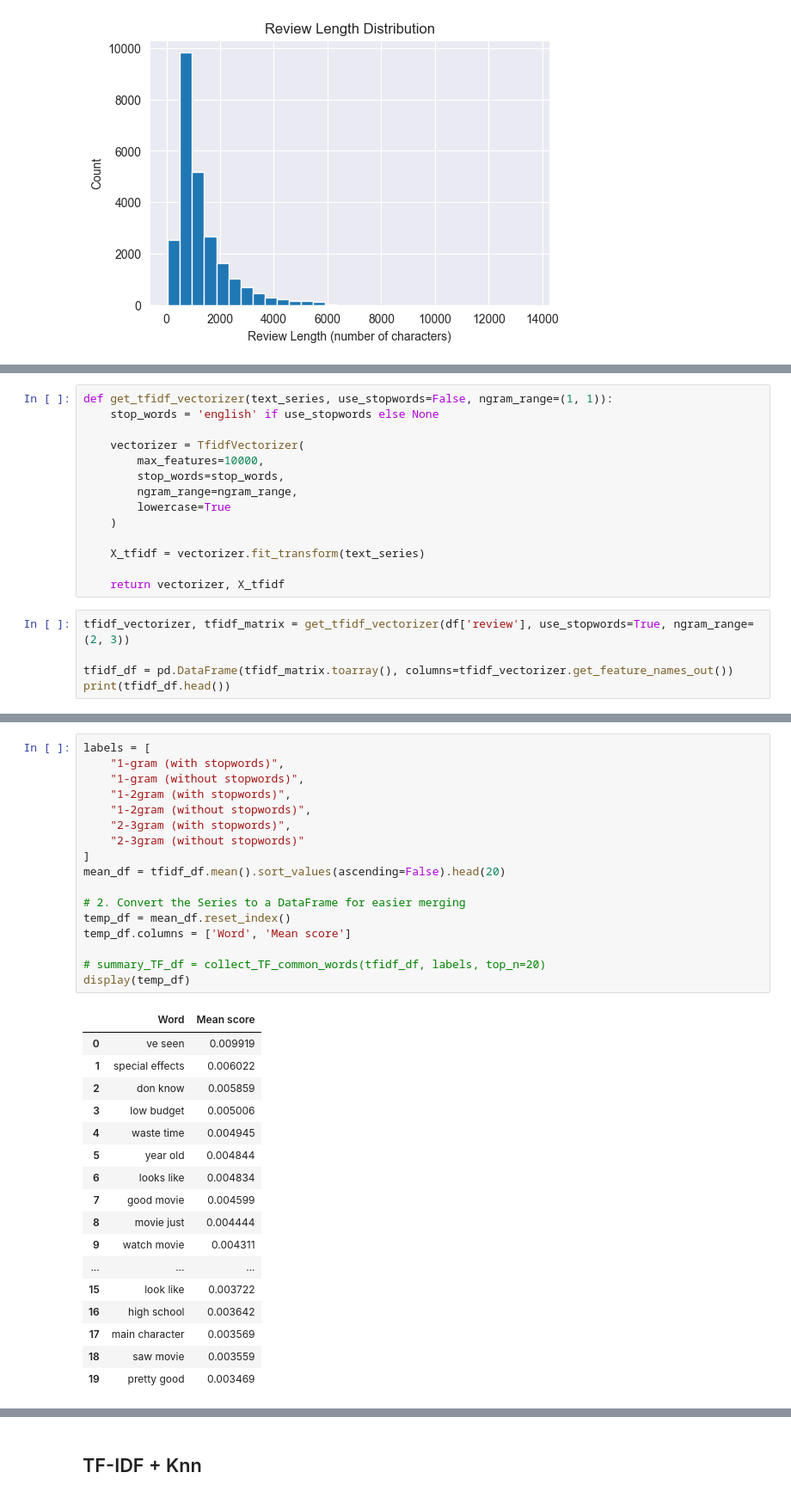
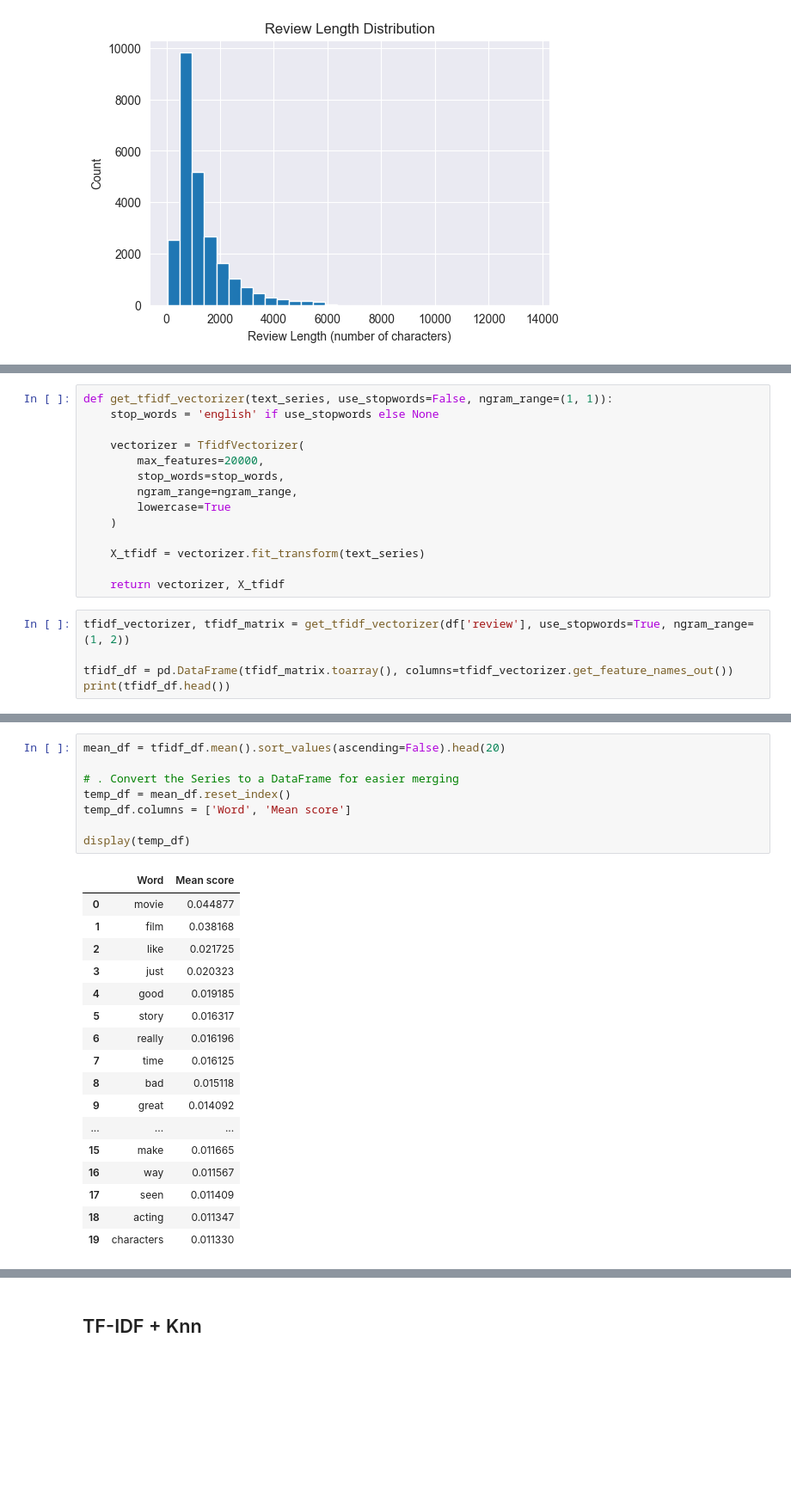
Before and after one commit to ShingHanHuang/final-project-cs663, a Jupyter notebook: movies review.ipynb, the cells around one changed output, grey strips where cells are left out. Shown at 86% size. Cells and saved outputs as stored; diff of their text form; blank space fills up the shorter version.

```diff
--- a/movies review.ipynb
+++ b/movies review.ipynb
@@ -145,7 +160,7 @@ def get_tfidf_vectorizer(text_series, use_stopwords=False, ngram_range=(1, 1)):
     stop_words = 'english' if use_stopwords else None
 
     vectorizer = TfidfVectorizer(
-        max_features=10000,
+        max_features=20000,
         stop_words=stop_words,
         ngram_range=ngram_range,
         lowercase=True
@@ -155,7 +170,7 @@ def get_tfidf_vectorizer(text_series, use_stopwords=False, ngram_range=(1, 1)):
 
     return vectorizer, X_tfidf
 # %%
-tfidf_vectorizer, tfidf_matrix = get_tfidf_vectorizer(df['review'], use_stopwords=True, ngram_range=(2, 3))
+tfidf_vectorizer, tfidf_matrix = get_tfidf_vectorizer(df['review'], use_stopwords=True, ngram_range=(1, 2))
 
 tfidf_df = pd.DataFrame(tfidf_matrix.toarray(), columns=tfidf_vectorizer.get_feature_names_out())
 print(tfidf_df.head())
@@ -198,37 +213,28 @@ def collect_TF_common_words(dfs, labels, top_n=20):
     result_df = pd.concat(all_rows, ignore_index=True)
     return result_df
 # %%
-labels = [
-    "1-gram (with stopwords)",
-    "1-gram (without stopwords)",
-    "1-2gram (with stopwords)",
-    "1-2gram (without stopwords)",
-    "2-3gram (with stopwords)",
-    "2-3gram (without stopwords)"
-]
 mean_df = tfidf_df.mean().sort_values(ascending=False).head(20)
 
-# 2. Convert the Series to a DataFrame for easier merging
+# . Convert the Series to a DataFrame for easier merging
 temp_df = mean_df.reset_index()
 temp_df.columns = ['Word', 'Mean score']
 
-# summary_TF_df = collect_TF_common_words(tfidf_df, labels, top_n=20)
 display(temp_df)
 # %% [output]
 |  | Word | Mean score |
-| 0 | ve seen | 0.009919 |
-| 1 | special effects | 0.006022 |
-| 2 | don know | 0.005859 |
-| 3 | low budget | 0.005006 |
-| 4 | waste time | 0.004945 |
-| 5 | year old | 0.004844 |
-| 6 | looks like | 0.004834 |
-| 7 | good movie | 0.004599 |
-| 8 | movie just | 0.004444 |
-| 9 | watch movie | 0.004311 |
+| 0 | movie | 0.044877 |
+| 1 | film | 0.038168 |
+| 2 | like | 0.021725 |
+| 3 | just | 0.020323 |
+| 4 | good | 0.019185 |
+| 5 | story | 0.016317 |
+| 6 | really | 0.016196 |
+| 7 | time | 0.016125 |
+| 8 | bad | 0.015118 |
+| 9 | great | 0.014092 |
 | ... | ... | ... |
-| 15 | look like | 0.003722 |
-| 16 | high school | 0.003642 |
-| 17 | main character | 0.003569 |
-| 18 | saw movie | 0.003559 |
-| 19 | pretty good | 0.003469 |
+| 15 | make | 0.011665 |
+| 16 | way | 0.011567 |
+| 17 | seen | 0.011409 |
+| 18 | acting | 0.011347 |
+| 19 | characters | 0.011330 |
```
Also changed, not shown: parts of 29 cells of this notebook, 1 other file.
